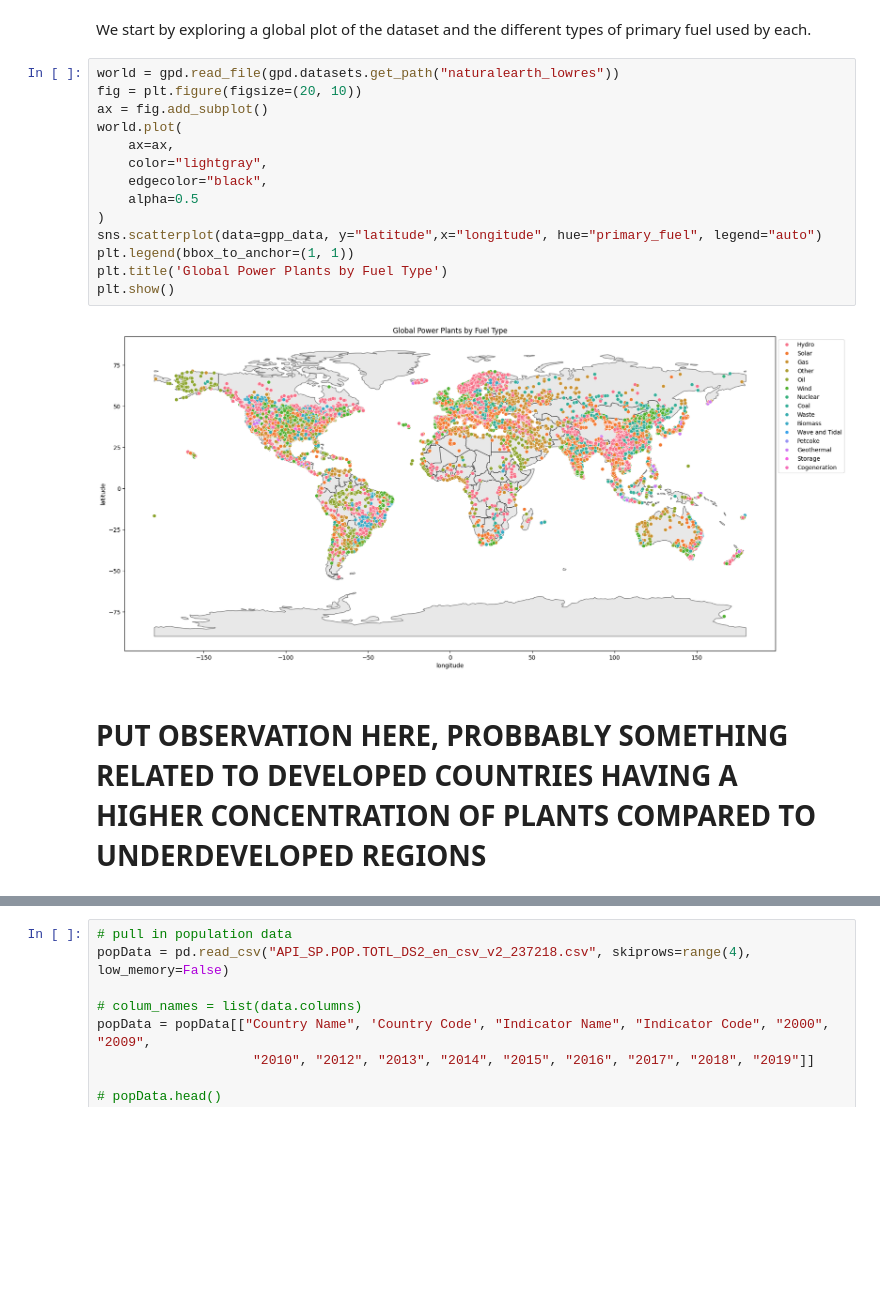
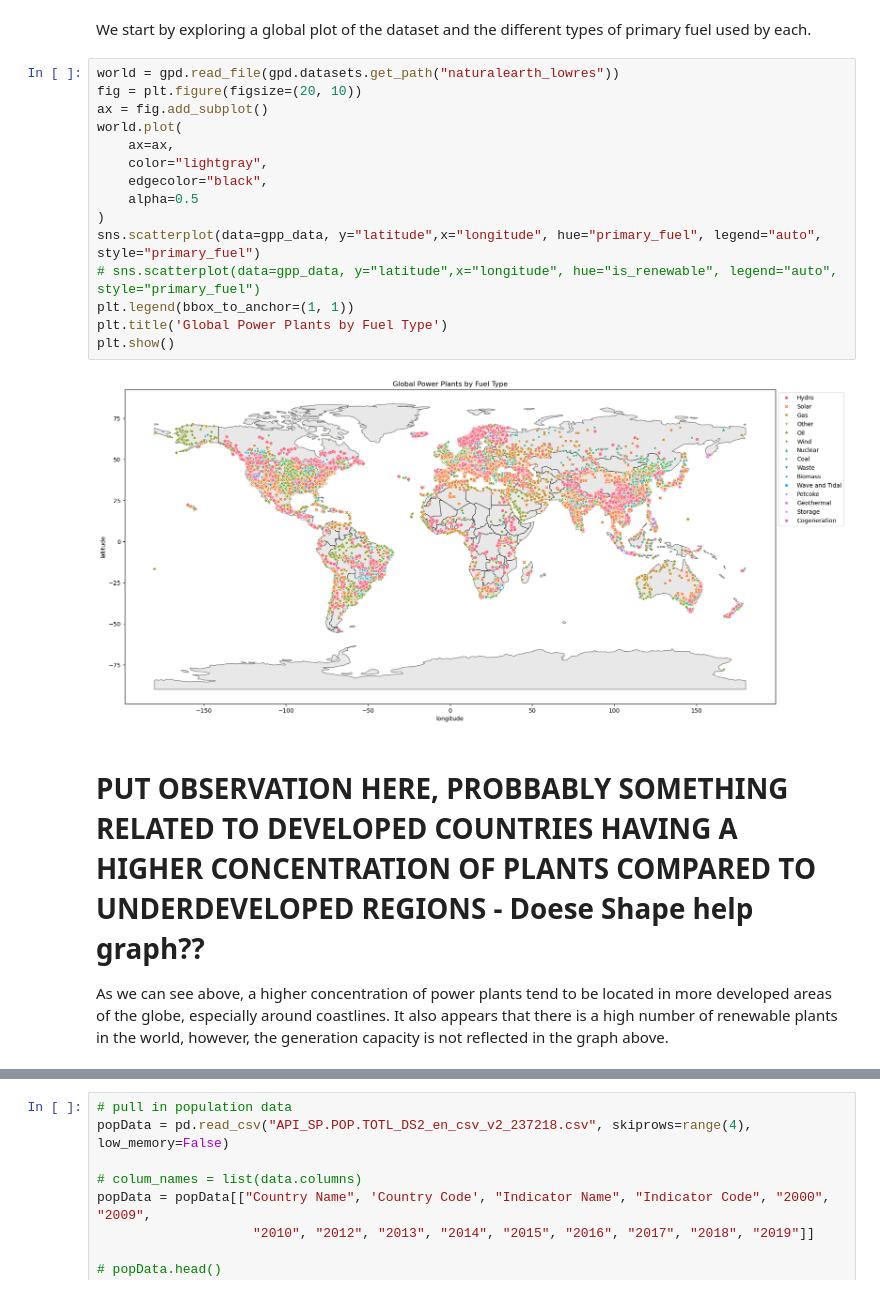
Before and after one commit to jlstjohn/coil_project, a Jupyter notebook: global_power_plant_project/gpp_final.ipynb, the cells around one changed output, grey strips where cells are left out. Cells and saved outputs as stored; diff of their text form; blank space fills up the shorter version.

```diff
--- a/global_power_plant_project/gpp_final.ipynb
+++ b/global_power_plant_project/gpp_final.ipynb
@@ -197,21 +215,24 @@ We start by exploring a global plot of the dataset and the different types of pr
 # %%
 world = gpd.read_file(gpd.datasets.get_path("naturalearth_lowres"))
 fig = plt.figure(figsize=(20, 10))
 ax = fig.add_subplot()
 world.plot(
     ax=ax,
     color="lightgray",
     edgecolor="black",
     alpha=0.5
 )
-sns.scatterplot(data=gpp_data, y="latitude",x="longitude", hue="primary_fuel", legend="auto")
+sns.scatterplot(data=gpp_data, y="latitude",x="longitude", hue="primary_fuel", legend="auto", style="primary_fuel")
+# sns.scatterplot(data=gpp_data, y="latitude",x="longitude", hue="is_renewable", legend="auto", style="primary_fuel")
 plt.legend(bbox_to_anchor=(1, 1))
 plt.title('Global Power Plants by Fuel Type')
 plt.show()
 # %% [output]
-[figure, old version]
+[figure, new version]
 # %% [markdown]
-# PUT OBSERVATION HERE, PROBBABLY SOMETHING RELATED TO DEVELOPED COUNTRIES HAVING A HIGHER CONCENTRATION OF PLANTS COMPARED TO UNDERDEVELOPED REGIONS
+# PUT OBSERVATION HERE, PROBBABLY SOMETHING RELATED TO DEVELOPED COUNTRIES HAVING A HIGHER CONCENTRATION OF PLANTS COMPARED TO UNDERDEVELOPED REGIONS - Doese Shape help graph??
+
+As we can see above, a higher concentration of power plants tend to be located in more developed areas of the globe, especially around coastlines. It also appears that there is a high number of renewable plants in the world, however, the generation capacity is not reflected in the graph above.
 # %% [markdown]
 To further explore this, we decided to pull in additional data on each county: population data and the Human Development Index.
 
```
Also changed, not shown: parts of 15 cells of this notebook, 1 other file.
